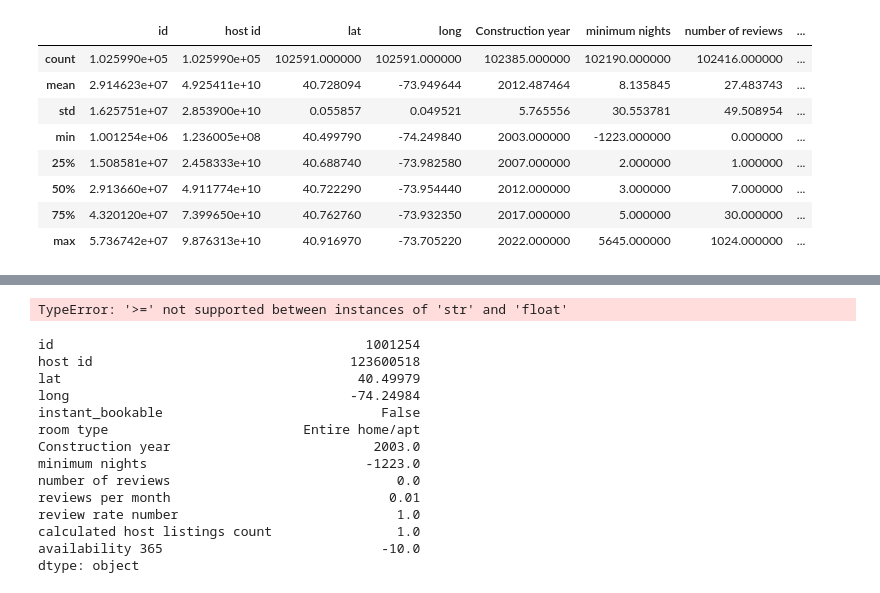
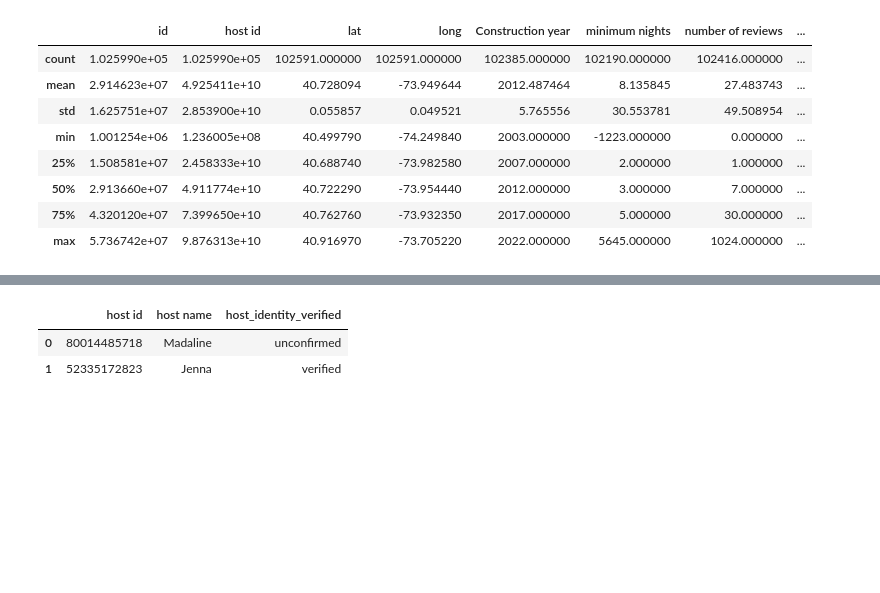
Before and after one commit to lapiceroazul4/Airbnb_Data_Analysis, a Jupyter notebook: main.ipynb, the cells around one changed output, grey strips where cells are left out. Saved outputs shown, nothing was run; the diff lists cells and outputs as text; code cells hidden in the pictures; blank space fills up the shorter version.

```diff
--- a/main.ipynb
+++ b/main.ipynb
@@ -236,21 +237,8 @@ df_airbnb.describe(include=object)
-# %%
-df_airbnb.max()
-# %% [output]
-TypeError: '>=' not supported between instances of 'str' and 'float'
-# %%
-df_airbnb.min()
-# %% [output]
-id                                        1001254
-host id                                 123600518
-lat                                      40.49979
-long                                    -74.24984
-instant_bookable                            False
-room type                         Entire home/apt
-Construction year                          2003.0
-minimum nights                            -1223.0
-number of reviews                             0.0
-reviews per month                            0.01
-review rate number                            1.0
-calculated host listings count                1.0
-availability 365                            -10.0
-dtype: object
+# %%
+#Empezamos a segmentar la info para crear el datawarehouse
+host_table = df_airbnb[["host id", "host name", "host_identity_verified"]]
+host_table.head(2)
+# %% [output]
+|  | host id | host name | host_identity_verified |
+| 0 | 80014485718 | Madaline | unconfirmed |
+| 1 | 52335172823 | Jenna | verified |
```
Also changed, not shown: parts of 24 cells of this notebook, 2 other files.
